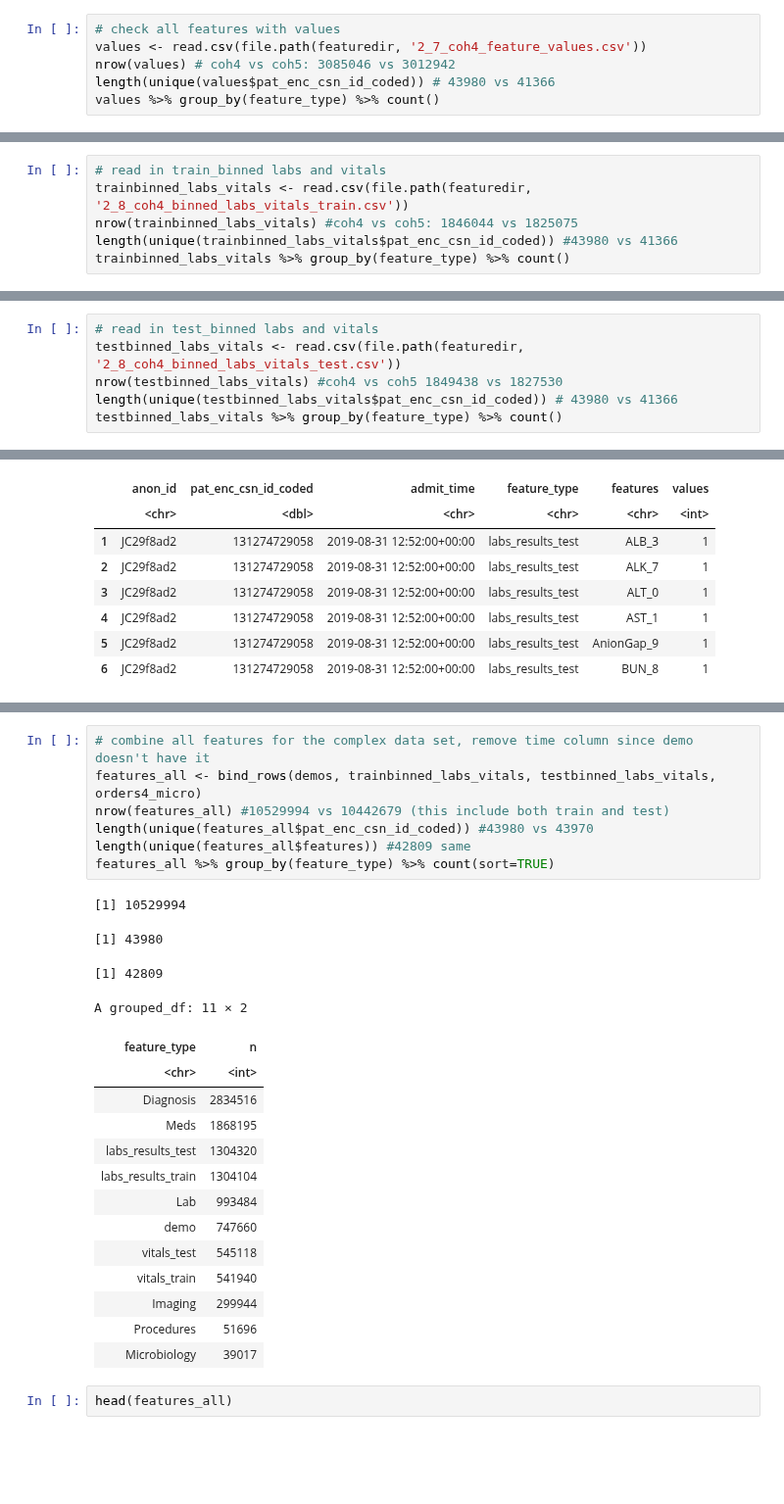
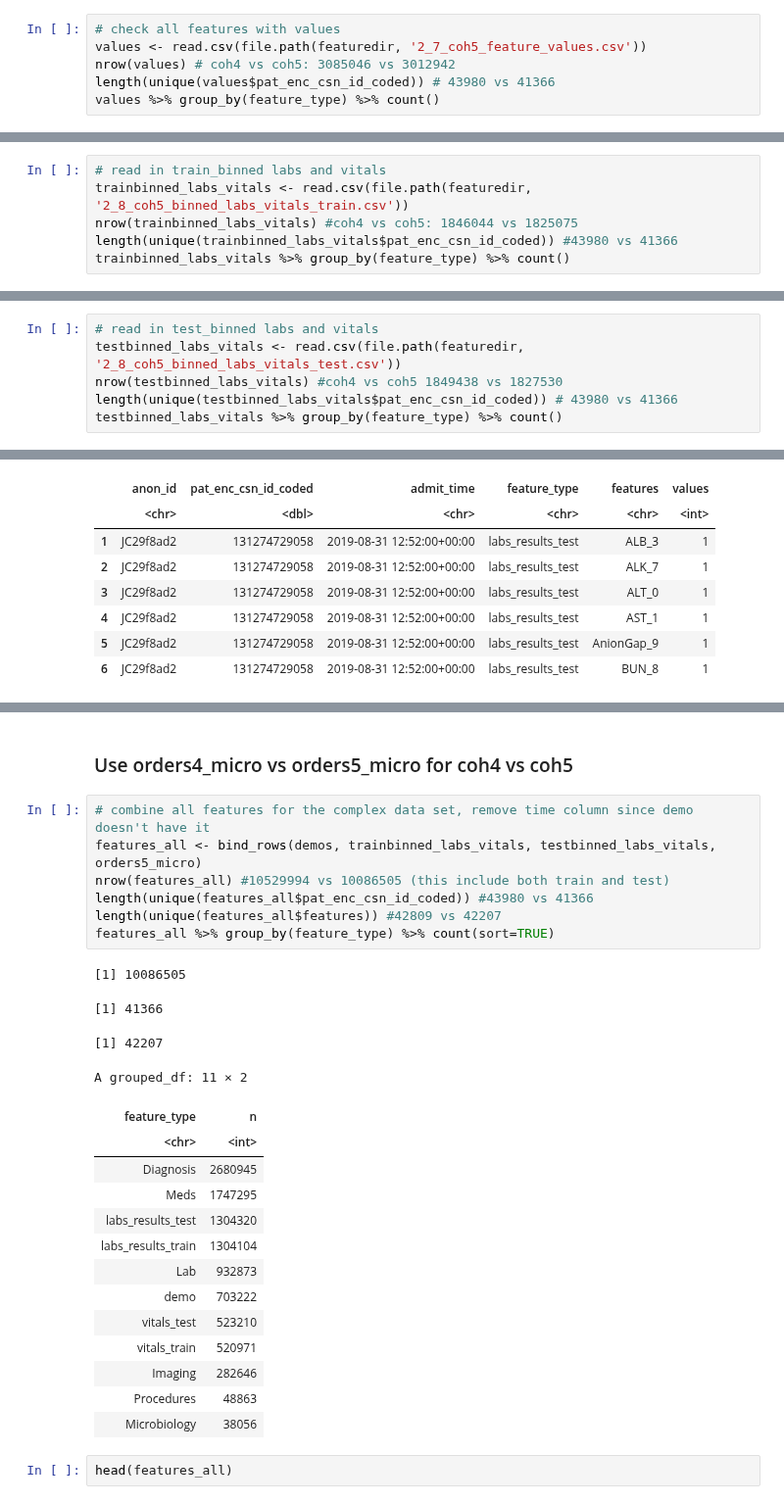
Before and after one commit to Minh084/TDA, a Jupyter notebook: 2_features/2.9_featurizedvalues_ordercounts.ipynb, the cells around one changed output, grey strips where cells are left out. Shown at 98% size. Cells and saved outputs as stored; diff of their text form; blank space fills up the shorter version.

```diff
--- a/2_features/2.9_featurizedvalues_ordercounts.ipynb
+++ b/2_features/2.9_featurizedvalues_ordercounts.ipynb
@@ -144,7 +144,7 @@ length(unique(orders5_micro$pat_enc_csn_id_coded)) #41366
 - Run `2_7_feature_values`, `2_8_binned_labs_vitals_train`, and `2_8_binned_labs_vitals_test` **separately** for coh4 and coh5 when combining
 # %%
 # check all features with values
-values <- read.csv(file.path(featuredir, '2_7_coh4_feature_values.csv'))
+values <- read.csv(file.path(featuredir, '2_7_coh5_feature_values.csv'))
 nrow(values) # coh4 vs coh5: 3085046 vs 3012942
 length(unique(values$pat_enc_csn_id_coded)) # 43980 vs 41366
 values %>% group_by(feature_type) %>% count()
@@ -170,6 +170,6 @@ nrow(testbin %>% filter(feature_type != 'demo')) #coh4 vs coh5 1714603 vs 169466
 # %%
 # read in train_binned labs and vitals
-trainbinned_labs_vitals <- read.csv(file.path(featuredir, '2_8_coh4_binned_labs_vitals_train.csv'))
+trainbinned_labs_vitals <- read.csv(file.path(featuredir, '2_8_coh5_binned_labs_vitals_train.csv'))
 nrow(trainbinned_labs_vitals) #coh4 vs coh5: 1846044 vs 1825075
 length(unique(trainbinned_labs_vitals$pat_enc_csn_id_coded)) #43980 vs 41366
 trainbinned_labs_vitals %>% group_by(feature_type) %>% count()
@@ -184,6 +184,6 @@ A grouped_df: 2 × 2
 # %%
 # read in test_binned labs and vitals
-testbinned_labs_vitals <- read.csv(file.path(featuredir, '2_8_coh4_binned_labs_vitals_test.csv'))
+testbinned_labs_vitals <- read.csv(file.path(featuredir, '2_8_coh5_binned_labs_vitals_test.csv'))
 nrow(testbinned_labs_vitals) #coh4 vs coh5 1849438 vs 1827530
 length(unique(testbinned_labs_vitals$pat_enc_csn_id_coded)) # 43980 vs 41366
 testbinned_labs_vitals %>% group_by(feature_type) %>% count()
@@ -241,28 +241,30 @@ length(setdiff(orders4_micro$pat_enc_csn_id_coded, testbinned_labs_vitals$pat_en
+# %% [markdown]
+### Use orders4_micro vs orders5_micro for coh4 vs coh5
 # %%
 # combine all features for the complex data set, remove time column since demo doesn't have it
-features_all <- bind_rows(demos, trainbinned_labs_vitals, testbinned_labs_vitals, orders4_micro)
-nrow(features_all) #10529994 vs 10442679 (this include both train and test)
-length(unique(features_all$pat_enc_csn_id_coded)) #43980 vs 43970
-length(unique(features_all$features)) #42809 same
+features_all <- bind_rows(demos, trainbinned_labs_vitals, testbinned_labs_vitals, orders5_micro)
+nrow(features_all) #10529994 vs 10086505 (this include both train and test)
+length(unique(features_all$pat_enc_csn_id_coded)) #43980 vs 41366
+length(unique(features_all$features)) #42809 vs 42207
 features_all %>% group_by(feature_type) %>% count(sort=TRUE)
 # %% [output]
-[1] 10529994
+[1] 10086505
-[1] 43980
+[1] 41366
-[1] 42809
+[1] 42207
 A grouped_df: 11 × 2
 | feature_type | n |
 | <chr> | <int> |
-| Diagnosis | 2834516 |
-| Meds | 1868195 |
+| Diagnosis | 2680945 |
+| Meds | 1747295 |
 | labs_results_test | 1304320 |
 | labs_results_train | 1304104 |
-| Lab | 993484 |
-| demo | 747660 |
-| vitals_test | 545118 |
-| vitals_train | 541940 |
-| Imaging | 299944 |
-| Procedures | 51696 |
-| Microbiology | 39017 |
+| Lab | 932873 |
+| demo | 703222 |
+| vitals_test | 523210 |
+| vitals_train | 520971 |
+| Imaging | 282646 |
+| Procedures | 48863 |
+| Microbiology | 38056 |
 # %%
 head(features_all)
 # %% [output]
```
Also changed, not shown: parts of 9 cells of this notebook, 4 other files.
